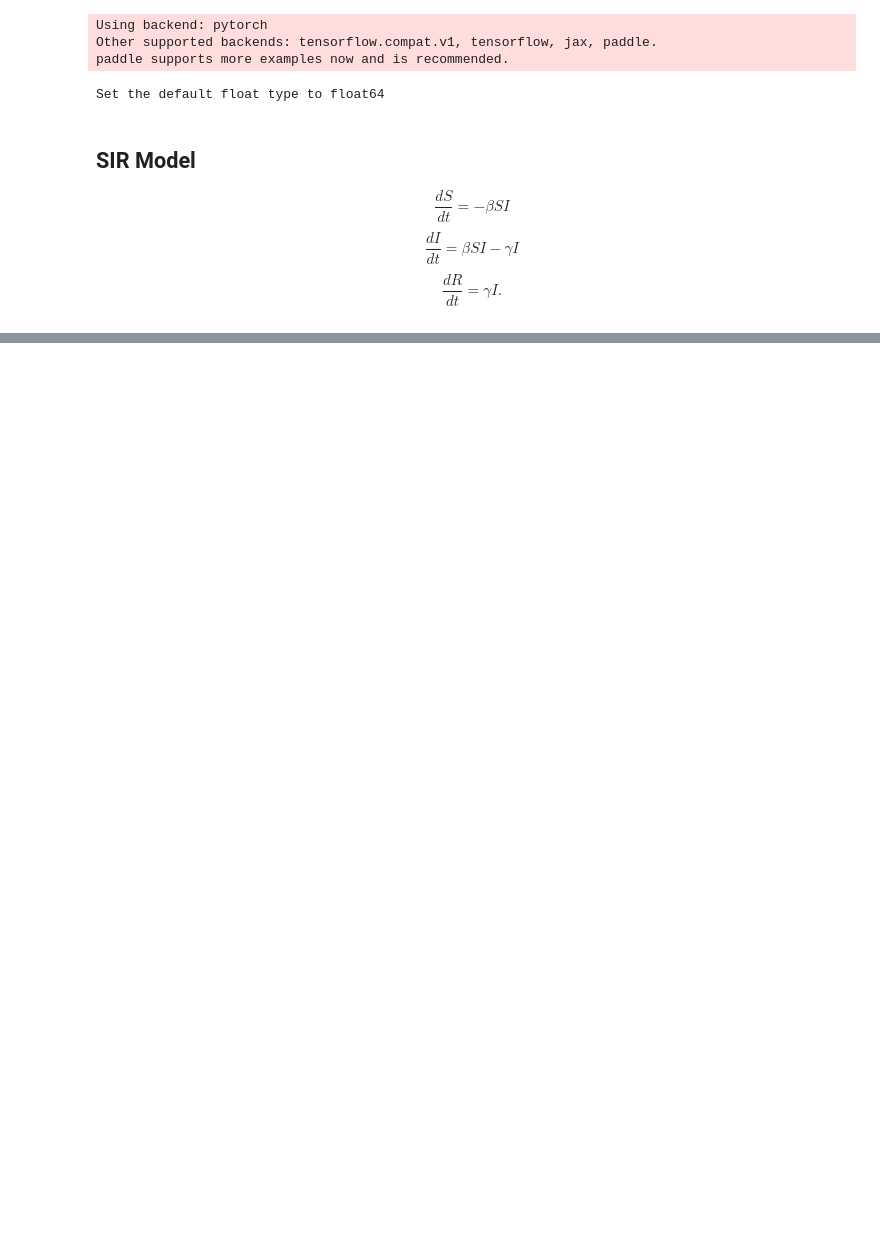
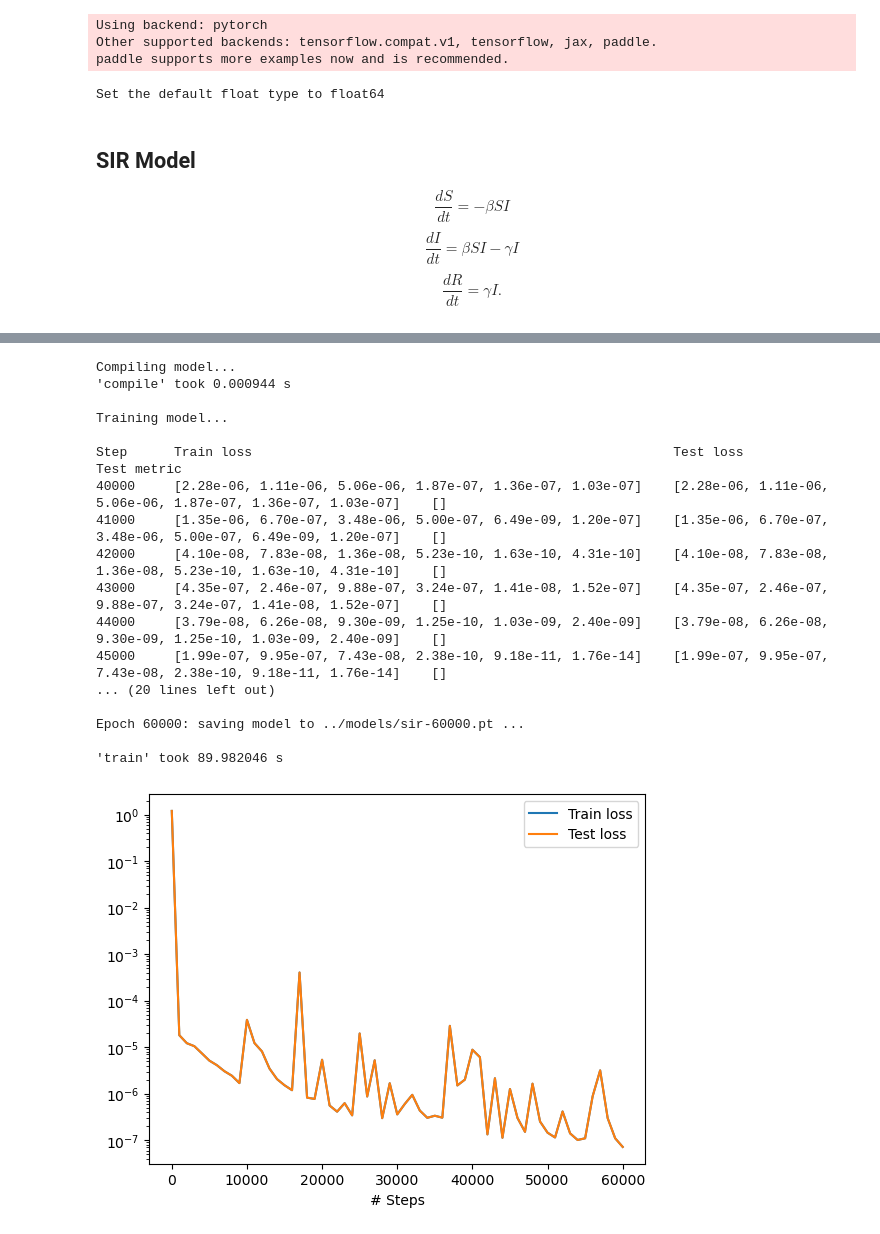
Before and after one commit to ginbar/iccsa2025_deepxde, a Jupyter notebook: examples/SIR.ipynb, the cells around one changed output, grey strips where cells are left out. Cells and saved outputs as stored; diff of their text form; code cells hidden in the pictures; blank space fills up the shorter version.

Commit message:
sir rk4 and saving models

```diff
--- a/examples/SIR.ipynb
+++ b/examples/SIR.ipynb
@@ -76,9 +76,5 @@ net = dde.nn.FNN([1] + [50] * 3 + [3], "tanh", "Glorot uniform")
 model = dde.Model(data, net)
 
 model.compile("adam", lr=0.001)
-
-losshistory, train_state = model.train(iterations=20000)
-
-dde.saveplot(losshistory, train_state, issave=False, isplot=True)
 # %% [output]
 Compiling model...
@@ -102,0 +82,24 @@ Step      Train loss                                                      Test l
+# %%
+
+losshistory, train_state = model.train(iterations=20000, model_save_path="../models/sir")
+
+dde.saveplot(losshistory, train_state, issave=False, isplot=True)
+# %% [output]
+Compiling model...
+'compile' took 0.000944 s
+
+Training model...
+
+Step      Train loss                                                      Test loss                                                       Test metric
+40000     [2.28e-06, 1.11e-06, 5.06e-06, 1.87e-07, 1.36e-07, 1.03e-07]    [2.28e-06, 1.11e-06, 5.06e-06, 1.87e-07, 1.36e-07, 1.03e-07]    []
+41000     [1.35e-06, 6.70e-07, 3.48e-06, 5.00e-07, 6.49e-09, 1.20e-07]    [1.35e-06, 6.70e-07, 3.48e-06, 5.00e-07, 6.49e-09, 1.20e-07]    []
+42000     [4.10e-08, 7.83e-08, 1.36e-08, 5.23e-10, 1.63e-10, 4.31e-10]    [4.10e-08, 7.83e-08, 1.36e-08, 5.23e-10, 1.63e-10, 4.31e-10]    []
+43000     [4.35e-07, 2.46e-07, 9.88e-07, 3.24e-07, 1.41e-08, 1.52e-07]    [4.35e-07, 2.46e-07, 9.88e-07, 3.24e-07, 1.41e-08, 1.52e-07]    []
+44000     [3.79e-08, 6.26e-08, 9.30e-09, 1.25e-10, 1.03e-09, 2.40e-09]    [3.79e-08, 6.26e-08, 9.30e-09, 1.25e-10, 1.03e-09, 2.40e-09]    []
+45000     [1.99e-07, 9.95e-07, 7.43e-08, 2.38e-10, 9.18e-11, 1.76e-14]    [1.99e-07, 9.95e-07, 7.43e-08, 2.38e-10, 9.18e-11, 1.76e-14]    []
+... (20 lines left out)
+
+Epoch 60000: saving model to ../models/sir-60000.pt ...
+
+'train' took 89.982046 s
+[figure, added]
```
Also changed, not shown: parts of 5 cells of this notebook, 3 other files.
